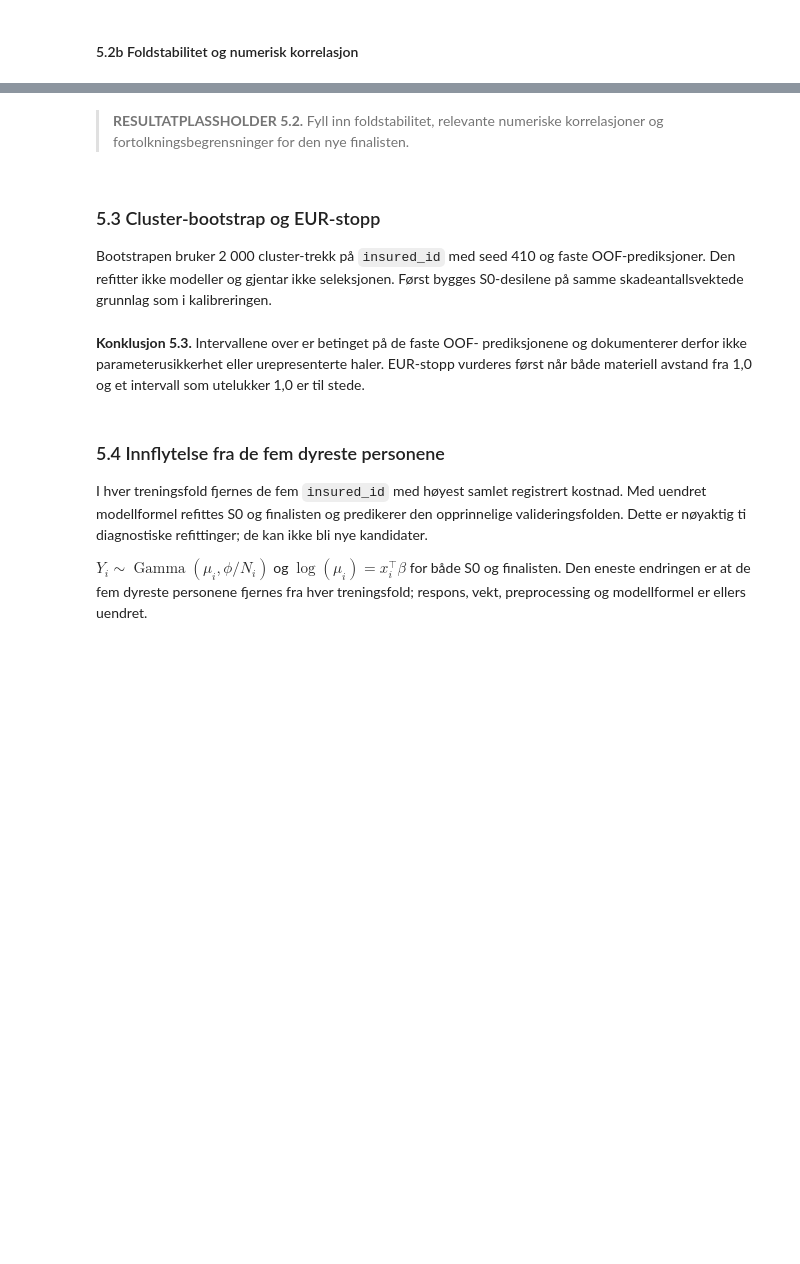
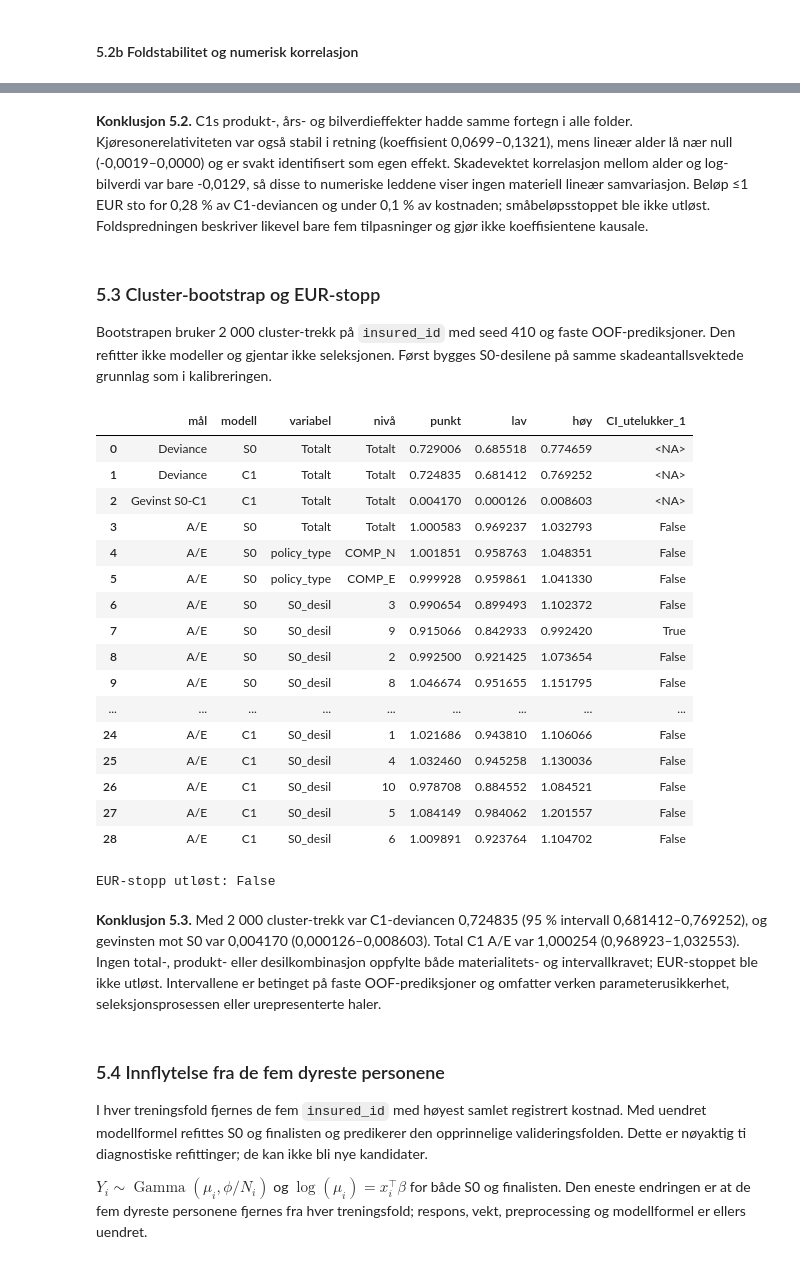
Before and after one commit to MarkusBjerkaas/Motor-Insurance-GLM-ML, a Jupyter notebook: glm_pricing_severity.ipynb, the cells around one changed output, grey strips where cells are left out. Saved outputs shown, nothing was run; the diff lists cells and outputs as text; code cells hidden in the pictures; blank space fills up the shorter version.

```diff
--- a/glm_pricing_severity.ipynb
+++ b/glm_pricing_severity.ipynb
@@ -772,5 +1135,5 @@ if build_c1:
 # %%
-if build_c1:
+if build_c1 and c1_pre_fit_valid:
     c1_results, c1_fits = run_candidates(
         {"C1": severity_specs["C1"]}, severity_frame, cv_folds, FIT_SETTINGS,
         fold_hook=full_population_hook,
@@ -778,5 +1141,10 @@ if build_c1:
     severity_results.update(c1_results)
     fits_used += c1_fits
     display(build_score_table(severity_results, severity_frame, candidate_parameters))
-    print(f"hovedtilpasninger brukt totalt: {fits_used} av budsjettet 55")
-    assert fits_used <= 55, fits_used
+    actual_budget_max = len(severity_specs_for_fit) * len(cv_folds) + len(cv_folds)
+    print(
+        f"hovedtilpasninger brukt totalt: {fits_used} "
+        f"av faktisk maks {actual_budget_max} (protokollmaksimum 75)"
+    )
+    assert fits_used <= actual_budget_max, fits_used
+    assert fits_used <= 75, fits_used
@@ -926,6 +1392,13 @@ print(f"Vektet korr(driver_age, log_vehicle_value) = {driver_value_correlation:.
 # %% [markdown]
-> **RESULTATPLASSHOLDER 5.2.** Fyll inn foldstabilitet, relevante numeriske
-> korrelasjoner og fortolkningsbegrensninger for den nye finalisten.
+**Konklusjon 5.2.** C1s produkt-, års- og bilverdieffekter hadde samme fortegn
+i alle folder. Kjøresonerelativiteten var også stabil i retning
+(koeffisient 0,0699–0,1321), mens lineær alder lå nær null
+(-0,0019–0,0000) og er svakt identifisert som egen effekt. Skadevektet
+korrelasjon mellom alder og log-bilverdi var bare -0,0129, så disse to
+numeriske leddene viser ingen materiell lineær samvariasjon. Beløp ≤1 EUR sto
+for 0,28 % av C1-deviancen og under 0,1 % av kostnaden; småbeløpsstoppet ble
+ikke utløst. Foldspredningen beskriver likevel bare fem tilpasninger og gjør
+ikke koeffisientene kausale.
 # %% [markdown]
 ### 5.3 Cluster-bootstrap og EUR-stopp
 
@@ -949,7 +1422,12 @@ bootstrap_deviance = severity_bootstrap.bootstrap_deviance_ci(
     severity_frame, FIXED_OOF_PREDICTIONS, n_draws=2000, seed=410
 )
 bootstrap_gain = severity_bootstrap.bootstrap_gain_ci(
-    severity_frame, FIXED_OOF_PREDICTIONS, "S0", "C1", n_draws=2000, seed=410
+    severity_frame,
+    FIXED_OOF_PREDICTIONS,
+    "S0",
+    FINALIST_LABEL,
+    n_draws=2000,
+    seed=410,
 )
 # %%
 bootstrap_ae = severity_bootstrap.bootstrap_ae_ci(
@@ -966,31 +1444,54 @@ bootstrap_key_ae = bootstrap_ae.loc[
 # %%
 bootstrap_report = bootstrap_key_ae.rename(
     columns={"A_E": "punkt", "utelukker_1": "CI_utelukker_1"}
 ).assign(mål="A/E")
 bootstrap_report = bootstrap_report[
     ["mål", "modell", "variabel", "nivå", "punkt", "lav", "høy", "CI_utelukker_1"]
 ]
 deviance_report = bootstrap_deviance.assign(
     mål="Deviance", variabel="Totalt", nivå="Totalt",
     CI_utelukker_1=pd.NA,
 ).rename(columns={"punkt": "punkt"})[
     ["mål", "modell", "variabel", "nivå", "punkt", "lav", "høy", "CI_utelukker_1"]
 ]
 gain_report = pd.DataFrame(
     [{
-        "mål": "Gevinst S0-C1", "modell": "C1", "variabel": "Totalt",
+        "mål": f"Gevinst S0-{FINALIST}", "modell": FINALIST_LABEL,
+        "variabel": "Totalt",
         "nivå": "Totalt", "punkt": bootstrap_gain["punkt"],
         "lav": bootstrap_gain["lav"], "høy": bootstrap_gain["høy"],
         "CI_utelukker_1": pd.NA,
     }]
 )
 display(pd.concat([deviance_report, gain_report, bootstrap_report], ignore_index=True).round(6))
 print("EUR-stopp utløst:", bool(bootstrap_stops["utløst"].any()))
+# %% [output]
+|  | mål | modell | variabel | nivå | punkt | lav | høy | CI_utelukker_1 |
+| 0 | Deviance | S0 | Totalt | Totalt | 0.729006 | 0.685518 | 0.774659 | <NA> |
+| 1 | Deviance | C1 | Totalt | Totalt | 0.724835 | 0.681412 | 0.769252 | <NA> |
+| 2 | Gevinst S0-C1 | C1 | Totalt | Totalt | 0.004170 | 0.000126 | 0.008603 | <NA> |
+| 3 | A/E | S0 | Totalt | Totalt | 1.000583 | 0.969237 | 1.032793 | False |
+| 4 | A/E | S0 | policy_type | COMP_N | 1.001851 | 0.958763 | 1.048351 | False |
+| 5 | A/E | S0 | policy_type | COMP_E | 0.999928 | 0.959861 | 1.041330 | False |
+| 6 | A/E | S0 | S0_desil | 3 | 0.990654 | 0.899493 | 1.102372 | False |
+| 7 | A/E | S0 | S0_desil | 9 | 0.915066 | 0.842933 | 0.992420 | True |
+| 8 | A/E | S0 | S0_desil | 2 | 0.992500 | 0.921425 | 1.073654 | False |
+| 9 | A/E | S0 | S0_desil | 8 | 1.046674 | 0.951655 | 1.151795 | False |
+| ... | ... | ... | ... | ... | ... | ... | ... | ... |
+| 24 | A/E | C1 | S0_desil | 1 | 1.021686 | 0.943810 | 1.106066 | False |
+| 25 | A/E | C1 | S0_desil | 4 | 1.032460 | 0.945258 | 1.130036 | False |
+| 26 | A/E | C1 | S0_desil | 10 | 0.978708 | 0.884552 | 1.084521 | False |
+| 27 | A/E | C1 | S0_desil | 5 | 1.084149 | 0.984062 | 1.201557 | False |
+| 28 | A/E | C1 | S0_desil | 6 | 1.009891 | 0.923764 | 1.104702 | False |
+EUR-stopp utløst: False
 # %% [markdown]
-**Konklusjon 5.3.** Intervallene over er betinget på de faste OOF-
-prediksjonene og dokumenterer derfor ikke parameterusikkerhet eller
-urepresenterte haler. EUR-stopp vurderes først når både materiell avstand fra
-1,0 og et intervall som utelukker 1,0 er til stede.
+**Konklusjon 5.3.** Med 2 000 cluster-trekk var C1-deviancen 0,724835
+(95 % intervall 0,681412–0,769252), og gevinsten mot S0 var 0,004170
+(0,000126–0,008603). Total C1 A/E var 1,000254
+(0,968923–1,032553). Ingen total-, produkt- eller desilkombinasjon oppfylte
+både materialitets- og intervallkravet; EUR-stoppet ble ikke utløst.
+Intervallene er betinget på faste OOF-prediksjoner og omfatter verken
+parameterusikkerhet, seleksjonsprosessen eller urepresenterte haler.
 # %% [markdown]
 ### 5.4 Innflytelse fra de fem dyreste personene
 
```
Also changed, not shown: parts of 74 cells of this notebook, 7 other files.
